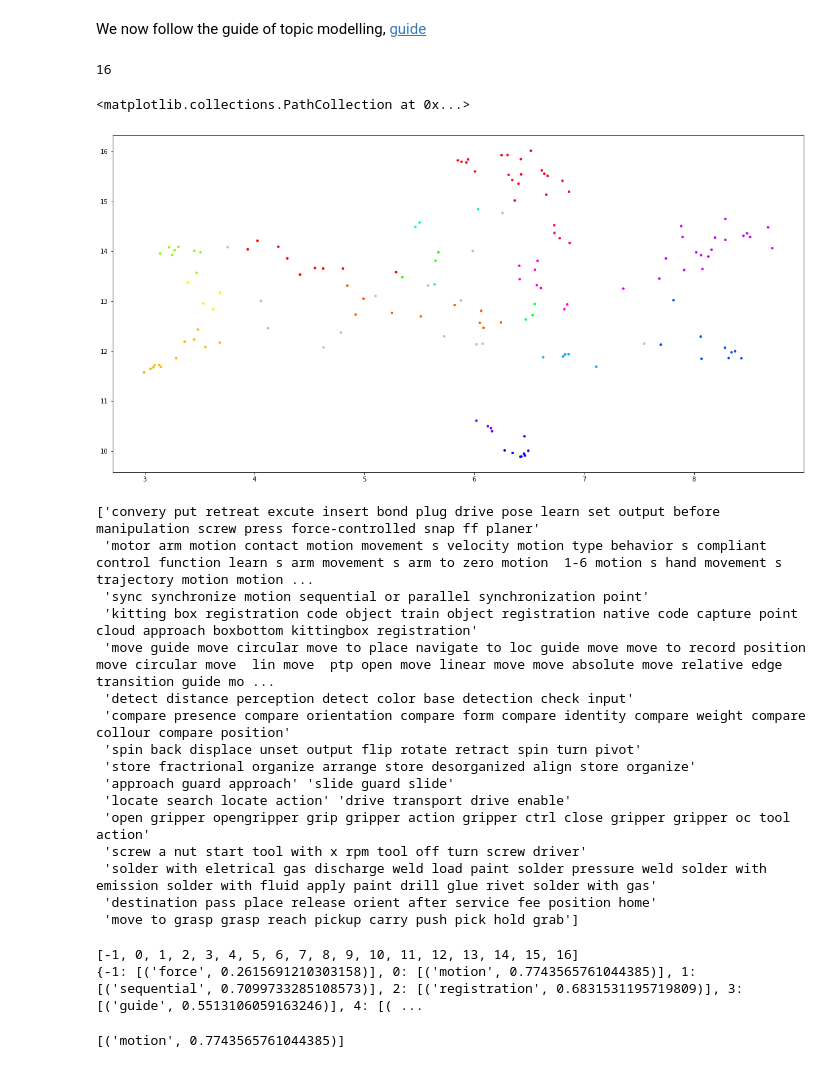
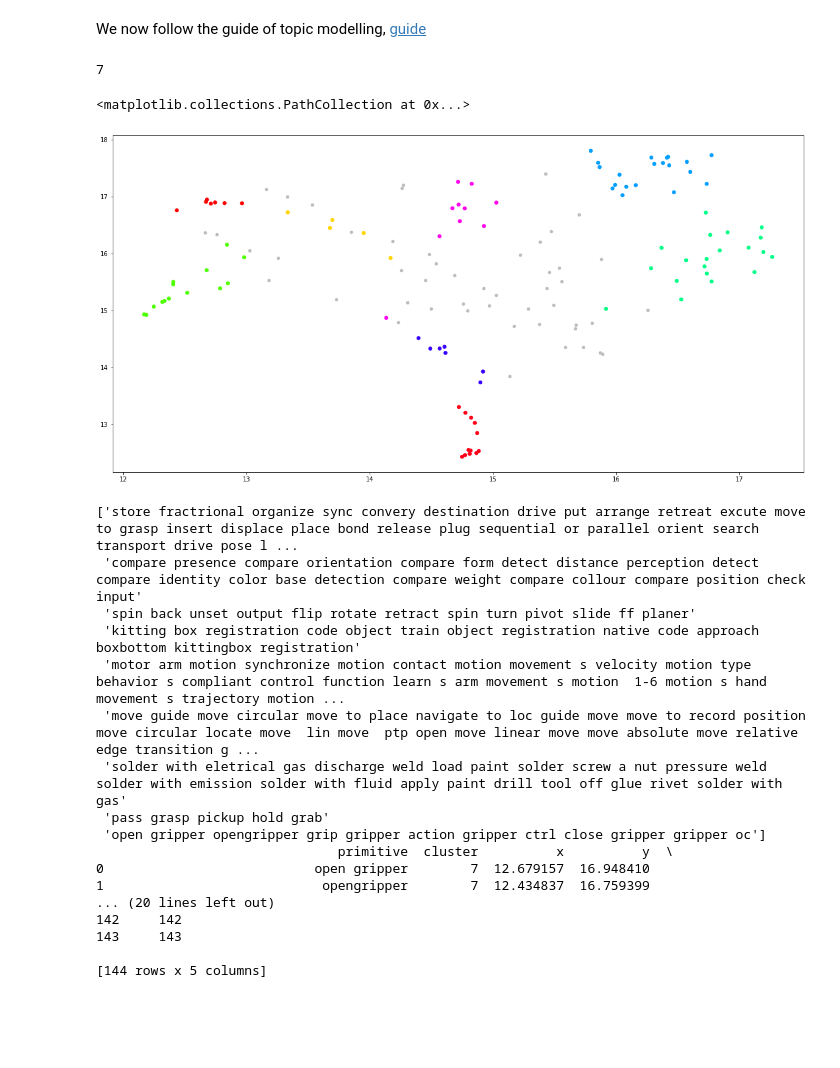
Before and after one commit to teiband/industrial-skill-review, a Jupyter notebook: src/FaissSearch/faissSearch.ipynb, the cells around one changed output. Cells and saved outputs as stored; diff of their text form; code cells hidden in the pictures; blank space fills up the shorter version.

Commit message:
better search

```diff
--- a/src/FaissSearch/faissSearch.ipynb
+++ b/src/FaissSearch/faissSearch.ipynb
@@ -191,36 +254,36 @@ Text(0.5, 0, 'Number of points in node (or index of point if no parenthesis).')
 We now follow the guide of topic modelling, [guide](https://towardsdatascience.com/topic-modeling-with-bert-779f7db187e6)
 # %%
 import umap
-umap_embeddings = umap.UMAP(n_neighbors=10,
+umap_embeddings = umap.UMAP(n_neighbors=15,
                             n_components=10,
                             metric='cosine').fit_transform(sentence_embeddings)
 # %%
 import hdbscan
-cluster = hdbscan.HDBSCAN(min_cluster_size=2,
+cluster = hdbscan.HDBSCAN(min_cluster_size=5,
                           metric='euclidean',
                           cluster_selection_method='eom').fit(umap_embeddings)
 # %%
 import matplotlib.pyplot as plt
 
 # Prepare data
-umap_data = umap.UMAP(n_neighbors=10, n_components=2, min_dist=0.0, metric='cosine').fit_transform(sentence_embeddings)
+umap_data = umap.UMAP(n_neighbors=15, n_components=2, min_dist=0.0, metric='cosine').fit_transform(sentence_embeddings)
 result = pd.DataFrame(umap_data, columns=['x', 'y'])
 result['labels'] = cluster.labels_
 
 #print(result)
 
 # Visualize clusters
 fig, ax = plt.subplots(figsize=(20, 10))
 outliers = result.loc[result.labels == -1, :]
 clustered = result.loc[result.labels != -1, :]
 print(max(result.labels))
-plt.scatter(outliers.x, outliers.y, color='#BDBDBD', s=10)
-plt.scatter(clustered.x, clustered.y, c=clustered.labels, s=10, cmap='hsv_r')
+plt.scatter(outliers.x, outliers.y, color='#BDBDBD', s=20)
+plt.scatter(clustered.x, clustered.y, c=clustered.labels, s=30, cmap='hsv_r')
 #plt.colorbar()
 # %% [output]
-16
+7
 <matplotlib.collections.PathCollection at 0x...>
-[figure, old version]
+[figure, new version]
 # %%
 d = {'primitive':defSing, 'cluster':result['labels'], 'x': result['x'], 'y': result['y']}
 
@@ -230,20 +293,23 @@ clusterDF['Doc_ID'] = range(len(clusterDF))
 primitivesPerTopic = clusterDF.groupby(['cluster'], as_index = False).agg({'primitive': ' '.join})
 
 print(primitivesPerTopic.primitive.values)
+
+print(clusterDF)
 # %% [output]
-['convery put retreat excute insert bond plug drive pose learn set output before manipulation screw press force-controlled snap ff planer'
- 'motor arm motion contact motion movement s velocity motion type behavior s compliant control function learn s arm movement s arm to zero motion  1-6 motion s hand movement s trajectory motion motion ...
- 'sync synchronize motion sequential or parallel synchronization point'
- 'kitting box registration code object train object registration native code capture point cloud approach boxbottom kittingbox registration'
- 'move guide move circular move to place navigate to loc guide move move to record position move circular move  lin move  ptp open move linear move move absolute move relative edge transition guide mo ...
- 'detect distance perception detect color base detection check input'
- 'compare presence compare orientation compare form compare identity compare weight compare collour compare position'
- 'spin back displace unset output flip rotate retract spin turn pivot'
- 'store fractrional organize arrange store desorganized align store organize'
- 'approach guard approach' 'slide guard slide'
- 'locate search locate action' 'drive transport drive enable'
- 'open gripper opengripper grip gripper action gripper ctrl close gripper gripper oc tool action'
- 'screw a nut start tool with x rpm tool off turn screw driver'
- 'solder with eletrical gas discharge weld load paint solder pressure weld solder with emission solder with fluid apply paint drill glue rivet solder with gas'
- 'destination pass place release orient after service fee position home'
- 'move to grasp grasp reach pickup carry push pick hold grab']
+['store fractrional organize sync convery destination drive put arrange retreat excute move to grasp insert displace place bond release plug sequential or parallel orient search transport drive pose l ...
+ 'compare presence compare orientation compare form detect distance perception detect compare identity color base detection compare weight compare collour compare position check input'
+ 'spin back unset output flip rotate retract spin turn pivot slide ff planer'
+ 'kitting box registration code object train object registration native code approach boxbottom kittingbox registration'
+ 'motor arm motion synchronize motion contact motion movement s velocity motion type behavior s compliant control function learn s arm movement s motion  1-6 motion s hand movement s trajectory motion ...
+ 'move guide move circular move to place navigate to loc guide move move to record position move circular locate move  lin move  ptp open move linear move move absolute move relative edge transition g ...
+ 'solder with eletrical gas discharge weld load paint solder screw a nut pressure weld solder with emission solder with fluid apply paint drill tool off glue rivet solder with gas'
+ 'pass grasp pickup hold grab'
+ 'open gripper opengripper grip gripper action gripper ctrl close gripper gripper oc']
+                               primitive  cluster          x          y  \
+0                           open gripper        7  12.679157  16.948410
+1                            opengripper        7  12.434837  16.759399
+... (20 lines left out)
+142     142
+143     143
+
+[144 rows x 5 columns]
@@ -266,26 +315,0 @@ tf_idf, count = c_tf_idf(primitivesPerTopic.primitive.values, m=len(clusterDF))
-# %%
-def extract_top_n_words_per_topic(tf_idf, count, docs_per_topic, n=20):
-    words = count.get_feature_names()
-    labels = list(docs_per_topic.cluster)
-    tf_idf_transposed = tf_idf.T
-    indices = tf_idf_transposed.argsort()[:, -n:]
-    top_n_words = {label: [(words[j], tf_idf_transposed[i][j]) for j in indices[i]][::-1] for i, label in enumerate(labels)}
-    print(top_n_words)
-    return top_n_words
-
-def extract_topic_sizes(df):
-    topic_sizes = (df.groupby(['cluster'])
-                     .primitive
-                     .count()
-                     .reset_index()
-                     .rename({"cluster": "Topic", "primitive": "Size"}, axis='columns')
-                     .sort_values("Size", ascending=False))
-    return topic_sizes
-
-top_n_words = extract_top_n_words_per_topic(tf_idf, count, primitivesPerTopic, n=1)
-topic_sizes = extract_topic_sizes(clusterDF); topic_sizes.head(10)
-top_n_words[0]
-# %% [output]
-[-1, 0, 1, 2, 3, 4, 5, 6, 7, 8, 9, 10, 11, 12, 13, 14, 15, 16]
-{-1: [('force', 0.2615691210303158)], 0: [('motion', 0.7743565761044385)], 1: [('sequential', 0.7099733285108573)], 2: [('registration', 0.6831531195719809)], 3: [('guide', 0.5513106059163246)], 4: [( ...
-[('motion', 0.7743565761044385)]
```
Also changed, not shown: parts of 9 cells of this notebook, 1 other file.
